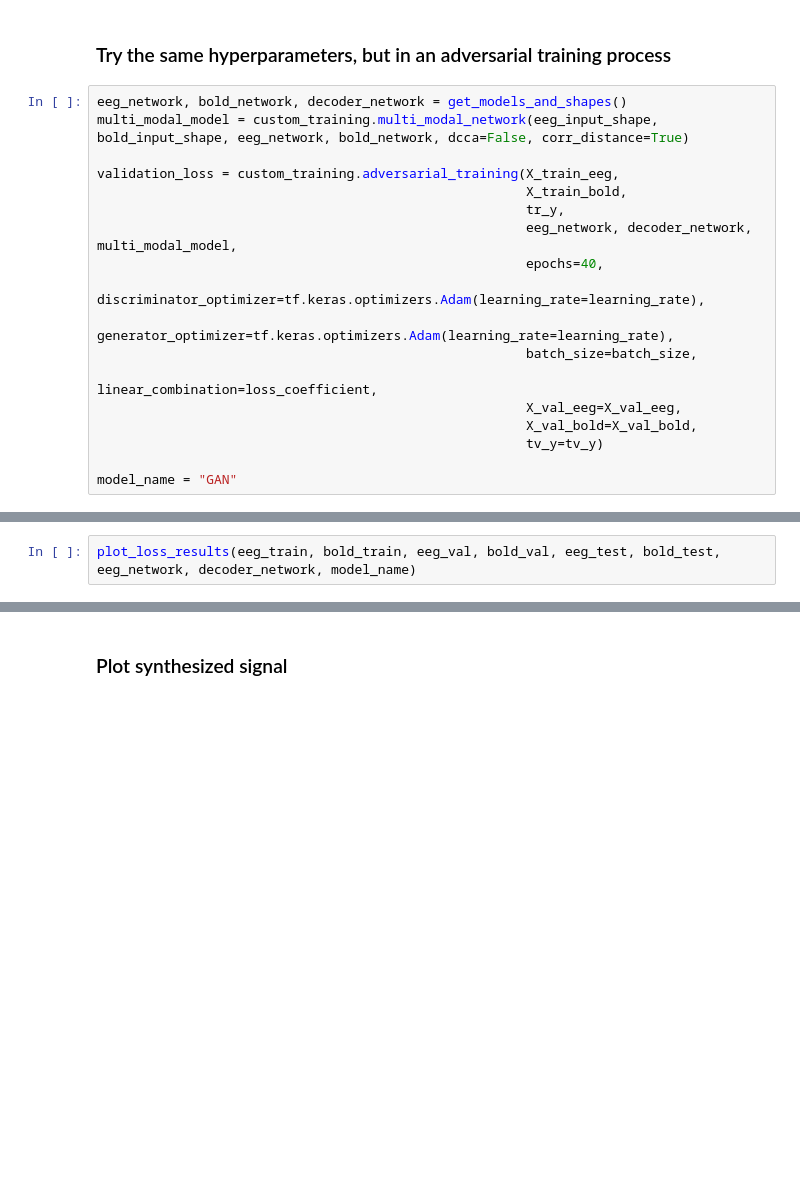
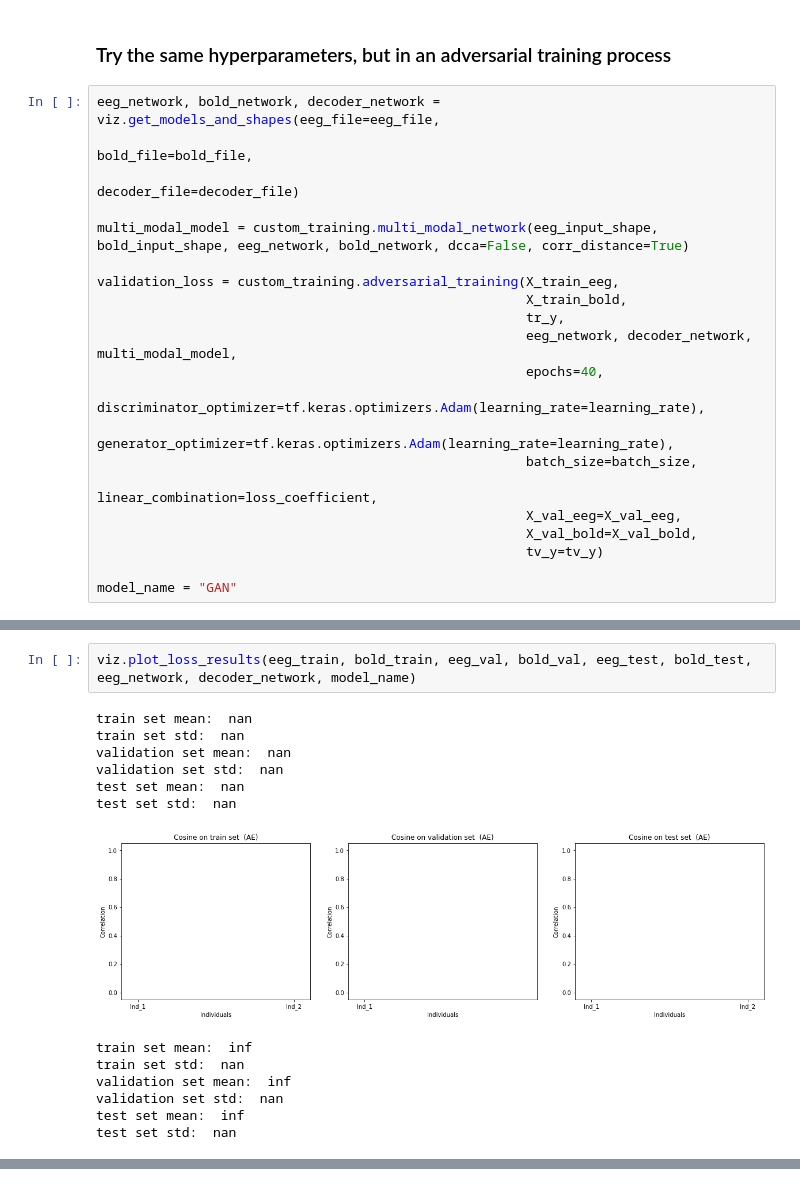
Before and after one commit to DCalhas/eeg_to_fmri, a Jupyter notebook: src/notebooks/optimized_results.ipynb, the cells around one changed output, grey strips where cells are left out. Saved outputs shown, nothing was run; the diff lists cells and outputs as text; blank space fills up the shorter version.

```diff
--- a/src/notebooks/optimized_results.ipynb
+++ b/src/notebooks/optimized_results.ipynb
@@ -347,7 +255,10 @@ plot_loss_results(eeg_train, bold_train, eeg_val, bold_val, eeg_test, bold_test,
 # %% [markdown]
 ### Try the same hyperparameters, but in an adversarial training process
 # %%
-eeg_network, bold_network, decoder_network = get_models_and_shapes()
+eeg_network, bold_network, decoder_network = viz.get_models_and_shapes(eeg_file=eeg_file,
+                                                                      bold_file=bold_file,
+                                                                      decoder_file=decoder_file)
+
 multi_modal_model = custom_training.multi_modal_network(eeg_input_shape, bold_input_shape, eeg_network, bold_network, dcca=False, corr_distance=True)
 
 validation_loss = custom_training.adversarial_training(X_train_eeg,
@@ -385,2 +297,16 @@ GAN Encoder Loss:  1.6808263  || GAN Decoder Loss:  0.049613874  || GAN Validati
 # %%
-plot_loss_results(eeg_train, bold_train, eeg_val, bold_val, eeg_test, bold_test, eeg_network, decoder_network, model_name)
+viz.plot_loss_results(eeg_train, bold_train, eeg_val, bold_val, eeg_test, bold_test, eeg_network, decoder_network, model_name)
+# %% [output]
+train set mean:  nan
+train set std:  nan
+validation set mean:  nan
+validation set std:  nan
+test set mean:  nan
+test set std:  nan
+[figure, added]
+train set mean:  inf
+train set std:  nan
+validation set mean:  inf
+validation set std:  nan
+test set mean:  inf
+test set std:  nan
@@ -387,2 +313,0 @@ plot_loss_results(eeg_train, bold_train, eeg_val, bold_val, eeg_test, bold_test,
-# %% [markdown]
-### Plot synthesized signal
```
Also changed, not shown: parts of 12 cells of this notebook, 5 other files.
